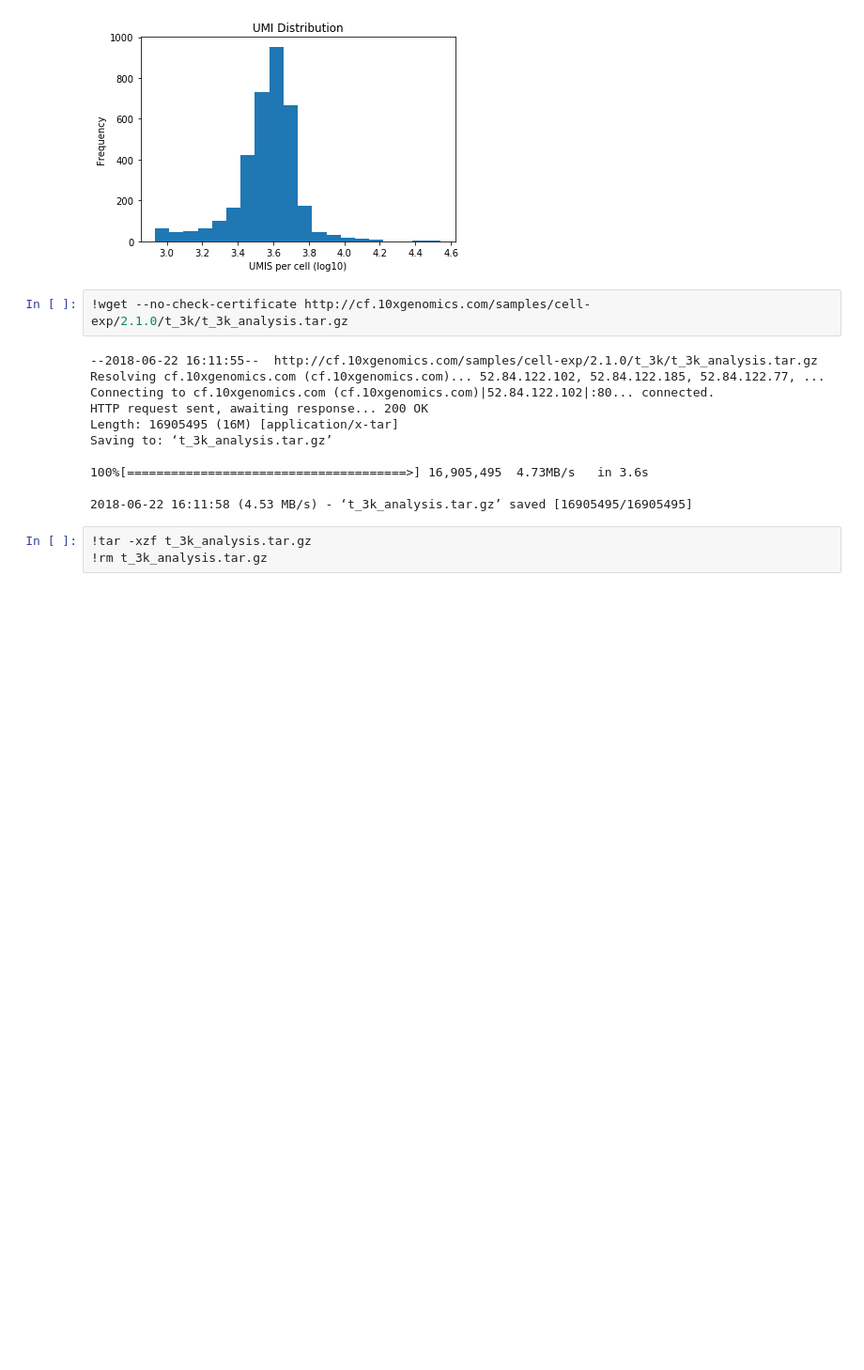
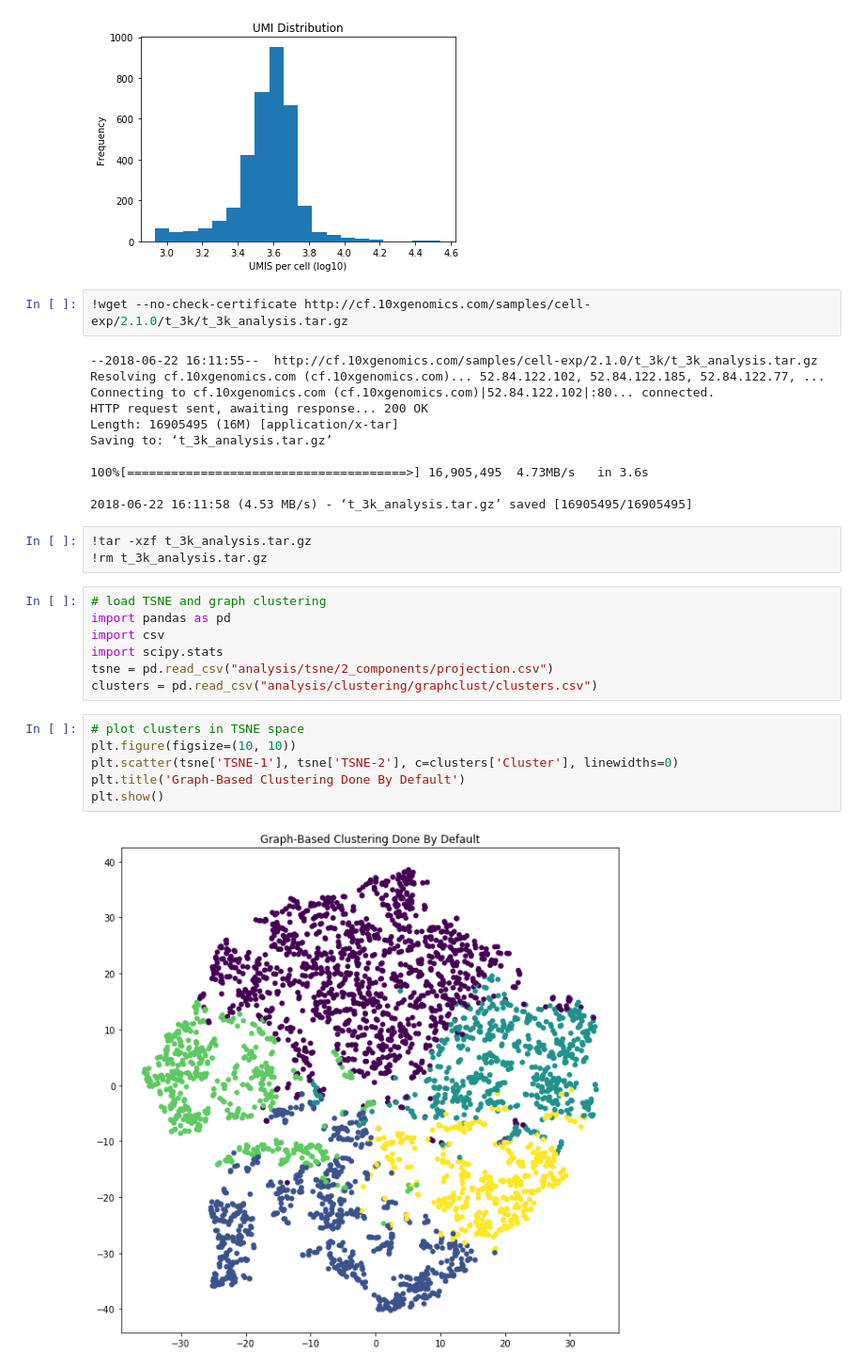
Before and after one commit to ayurovsky/cell_cycle, a Jupyter notebook: TenX_Exploratory.ipynb, the cells around one changed output. Shown at 94% size. Drawn from its saved outputs; the diff is of its cells as text; blank space fills up the shorter version.

Commit message:
exploratory analysis, replicate Seurat and tutorials

```diff
--- a/TenX_Exploratory.ipynb
+++ b/TenX_Exploratory.ipynb
@@ -115,3 +96,18 @@ Saving to: ‘t_3k_analysis.tar.gz’
 # %%
 !tar -xzf t_3k_analysis.tar.gz
 !rm t_3k_analysis.tar.gz
+# %%
+# load TSNE and graph clustering
+import pandas as pd
+import csv
+import scipy.stats
+tsne = pd.read_csv("analysis/tsne/2_components/projection.csv")
+clusters = pd.read_csv("analysis/clustering/graphclust/clusters.csv")
+# %%
+# plot clusters in TSNE space
+plt.figure(figsize=(10, 10))
+plt.scatter(tsne['TSNE-1'], tsne['TSNE-2'], c=clusters['Cluster'], linewidths=0)
+plt.title('Graph-Based Clustering Done By Default')
+plt.show()
+# %% [output]
+[figure, added]
```
Also changed, not shown: parts of 55 cells of this notebook.
